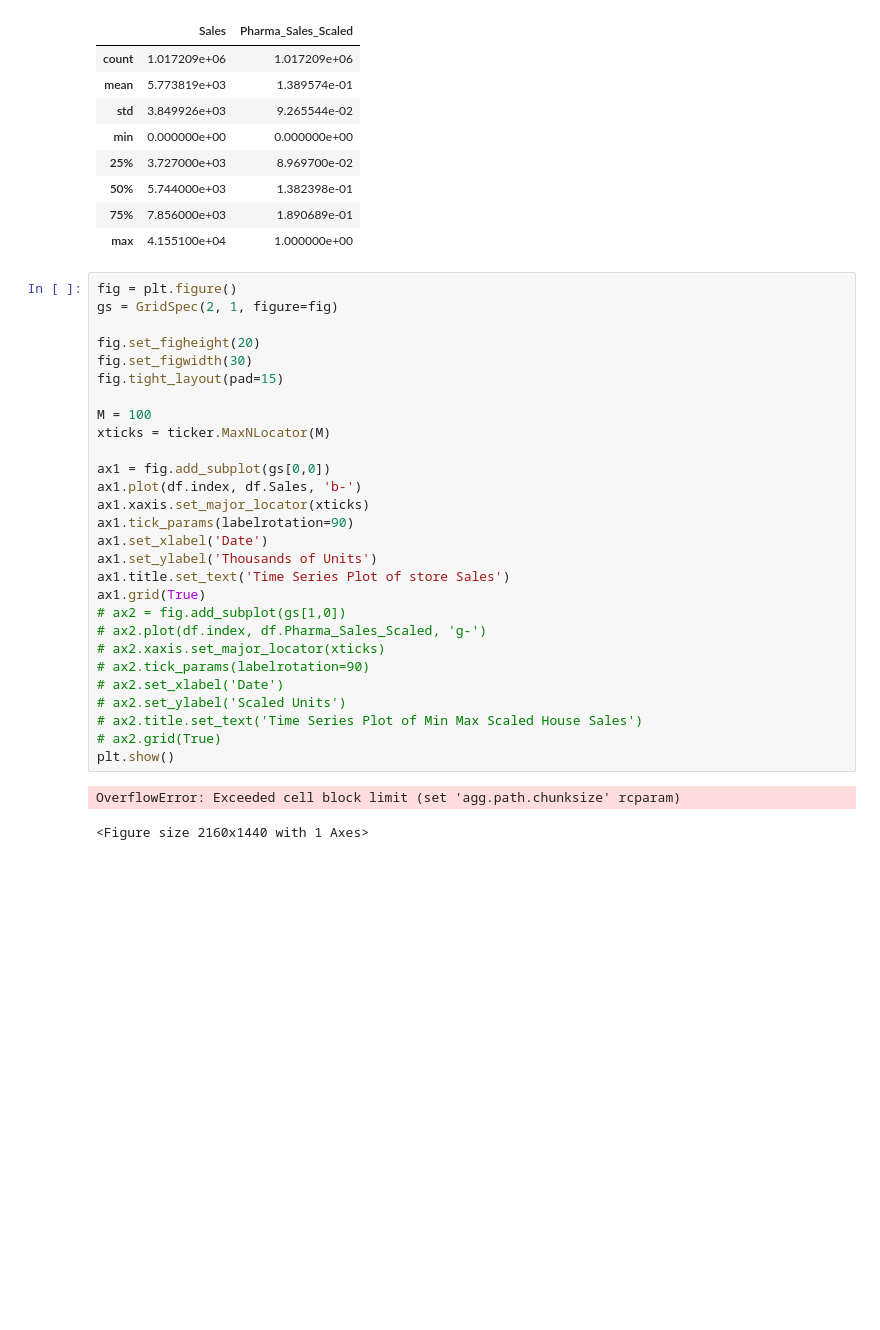
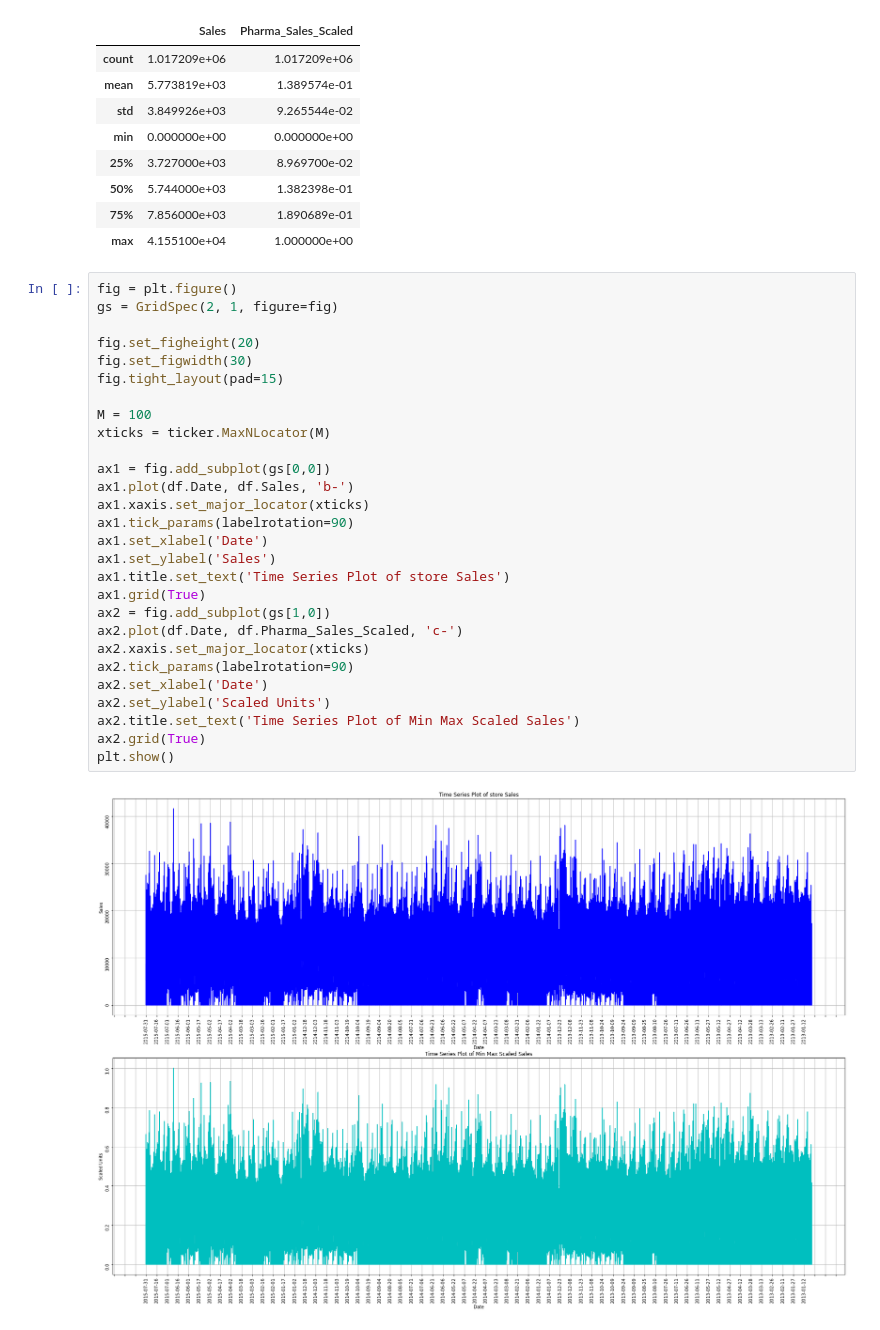
Before and after one commit to eyerus21/Rossmann-Store-Sales-Prediction, a Jupyter notebook: Notebooks/Deep Learning.ipynb, the cells around one changed output. Cells and saved outputs as stored; diff of their text form; blank space fills up the shorter version.

```diff
--- a/Notebooks/Deep Learning.ipynb
+++ b/Notebooks/Deep Learning.ipynb
@@ -56,31 +54,30 @@ df.describe()
 # %%
 fig = plt.figure()
 gs = GridSpec(2, 1, figure=fig)
 
 fig.set_figheight(20)
 fig.set_figwidth(30)
 fig.tight_layout(pad=15)
 
 M = 100
 xticks = ticker.MaxNLocator(M)
 
 ax1 = fig.add_subplot(gs[0,0])
-ax1.plot(df.index, df.Sales, 'b-')
+ax1.plot(df.Date, df.Sales, 'b-')
 ax1.xaxis.set_major_locator(xticks)
 ax1.tick_params(labelrotation=90)
 ax1.set_xlabel('Date')
-ax1.set_ylabel('Thousands of Units')
+ax1.set_ylabel('Sales')
 ax1.title.set_text('Time Series Plot of store Sales')
 ax1.grid(True)
-# ax2 = fig.add_subplot(gs[1,0])
-# ax2.plot(df.index, df.Pharma_Sales_Scaled, 'g-')
-# ax2.xaxis.set_major_locator(xticks)
-# ax2.tick_params(labelrotation=90)
-# ax2.set_xlabel('Date')
-# ax2.set_ylabel('Scaled Units')
-# ax2.title.set_text('Time Series Plot of Min Max Scaled House Sales')
-# ax2.grid(True)
+ax2 = fig.add_subplot(gs[1,0])
+ax2.plot(df.Date, df.Pharma_Sales_Scaled, 'c-')
+ax2.xaxis.set_major_locator(xticks)
+ax2.tick_params(labelrotation=90)
+ax2.set_xlabel('Date')
+ax2.set_ylabel('Scaled Units')
+ax2.title.set_text('Time Series Plot of Min Max Scaled Sales')
+ax2.grid(True)
 plt.show()
 # %% [output]
-OverflowError: Exceeded cell block limit (set 'agg.path.chunksize' rcparam)
-<Figure size 2160x1440 with 1 Axes>
+[figure, added]
```
Also changed, not shown: parts of 16 cells of this notebook.
